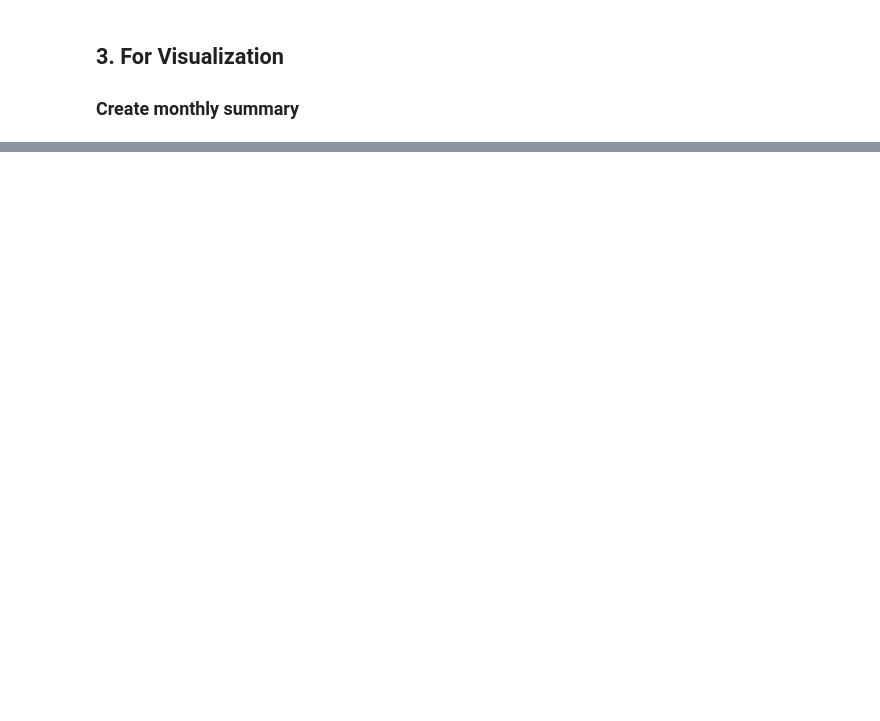
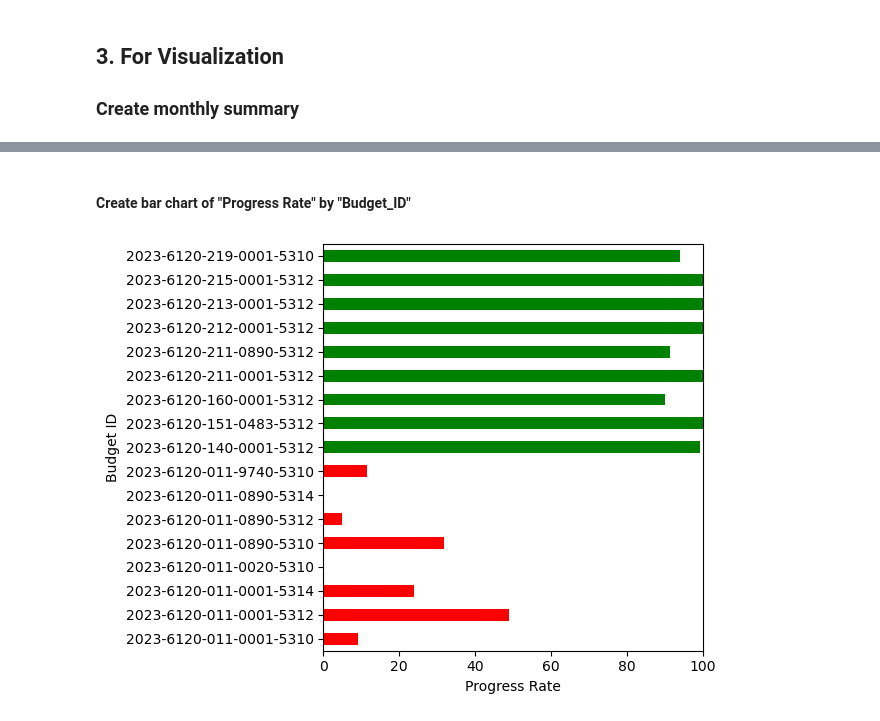
Before and after one commit to Shun-M-0728/CRB-and-MaCCS, a Jupyter notebook: src/05_Connection_bill_to_fiscal.ipynb, the cells around one changed output, grey strips where cells are left out. Saved outputs shown, nothing was run; the diff lists cells and outputs as text; code cells hidden in the pictures; blank space fills up the shorter version.

```diff
--- a/src/05_Connection_bill_to_fiscal.ipynb
+++ b/src/05_Connection_bill_to_fiscal.ipynb
@@ -24,7 +28,14 @@ def get_final_bill_code(row):
     obj = str(row.get('object_code', '')).replace('.0', '').strip()
     proj = str(row.get('program_code', '')).replace('.0', '').strip()
     target = obj if (obj and obj not in ['0', 'nan', 'EMPTY']) else proj
-    return target if target else '0'
+
+    if not target or target == '0':
+        return '0000'
+
+    try:
+        return str(int(float(target))).zfill(4)
+    except:
+        return target.zfill(4)
 # %% [markdown]
 #### B. Prepare the Budget bill
 # %%
@@ -51,7 +62,7 @@ bill_df_new['Budget_ID'] = (
     bill_df_new['clean_bu'] + "-" +
     bill_df_new['clean_ref'] + "-" +
     bill_df_new['clean_fund'] + "-" +
-    bill_df_new.apply(get_final_bill_code, axis=1)
+    bill_df_new.apply(get_final_bill_code, axis=1).apply(lambda x: str(x).zfill(7) if len(str(x)) >= 5 else str(x).zfill(4))
 )
 
 # Again, show the first few rows to verify the new Budget_ID column
@@ -296,0 +627,23 @@ Monthly summary creation completed: 12255 rows
+# %%
+print("\n--- Calculating Progress Rate for Dept of Education (6120) ---")
+
+master_6120 = bill_df_new[bill_df_new['Budget_ID'].str.startswith('2023-6120', na=False)].copy()
+
+total_spent_6120 = final_report_clean[
+    final_report_clean['Budget_ID'].str.startswith('2023-6120', na=False)
+].groupby('Budget_ID')['monetary_amount'].sum().reset_index()
+
+progress_6120 = pd.merge(
+    master_6120[['Budget_ID', 'revised_amount']],
+    total_spent_6120,
+    on='Budget_ID',
+    how='left'
+).fillna(0)
+
+progress_6120['utilization_rate (%)'] = (progress_6120['monetary_amount'] / progress_6120['revised_amount'] * 100).fillna(0)
+
+# Save the result
+progress_6120.to_csv("Progress_Rate_6120_Total.csv", index=False, encoding='utf-8-sig')
+
+print(f"Total Rows: {len(progress_6120)}")
+print(f"Average Utilization for 6120: {progress_6120['utilization_rate (%)'].mean():.2f}%")
@@ -296,0 +699,15 @@ Monthly summary creation completed: 12255 rows
+# %% [markdown]
+#### Create bar chart of "Progress Rate" by "Budget_ID"
+# %%
+progress_6120.groupby("Budget_ID")["utilization_rate (%)"].mean().plot(kind="barh", color=["red" if x < 50 else "green" for x in progress_6120.groupby("Budget_ID")["utilization_rate (%)"].mean()])
+plt.xlabel("Progress Rate")
+plt.ylabel("Budget ID")
+plt.xlim(0, 100)
+plt.tight_layout()
+
+# Out put this chart as "Progress_Rate_6120_Total.png"
+plt.savefig("Progress_Rate_6120_Total.png")
+
+plt.show()
+# %% [output]
+[figure, added]
```
Also changed, not shown: parts of 31 cells of this notebook, 5 other files.
